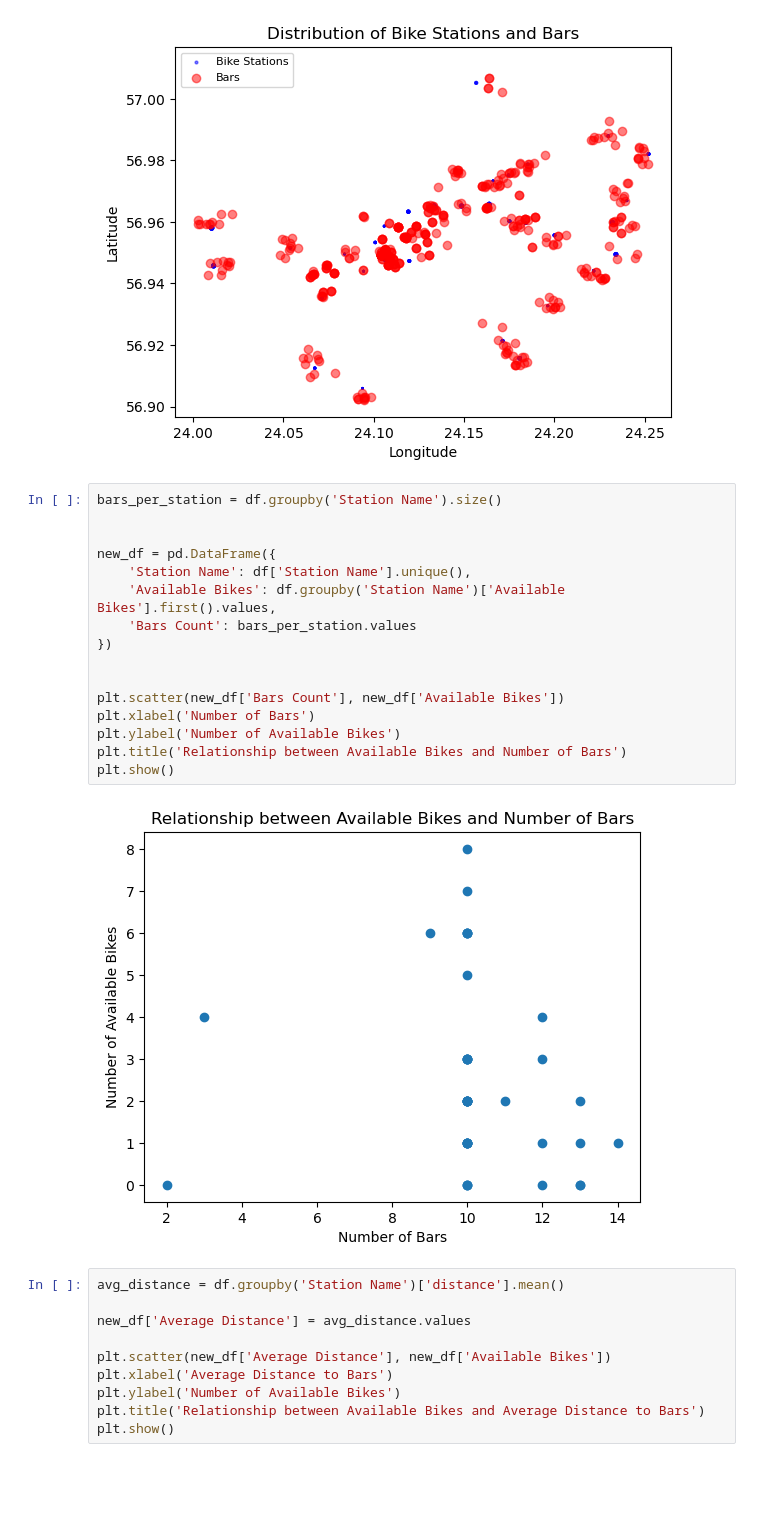
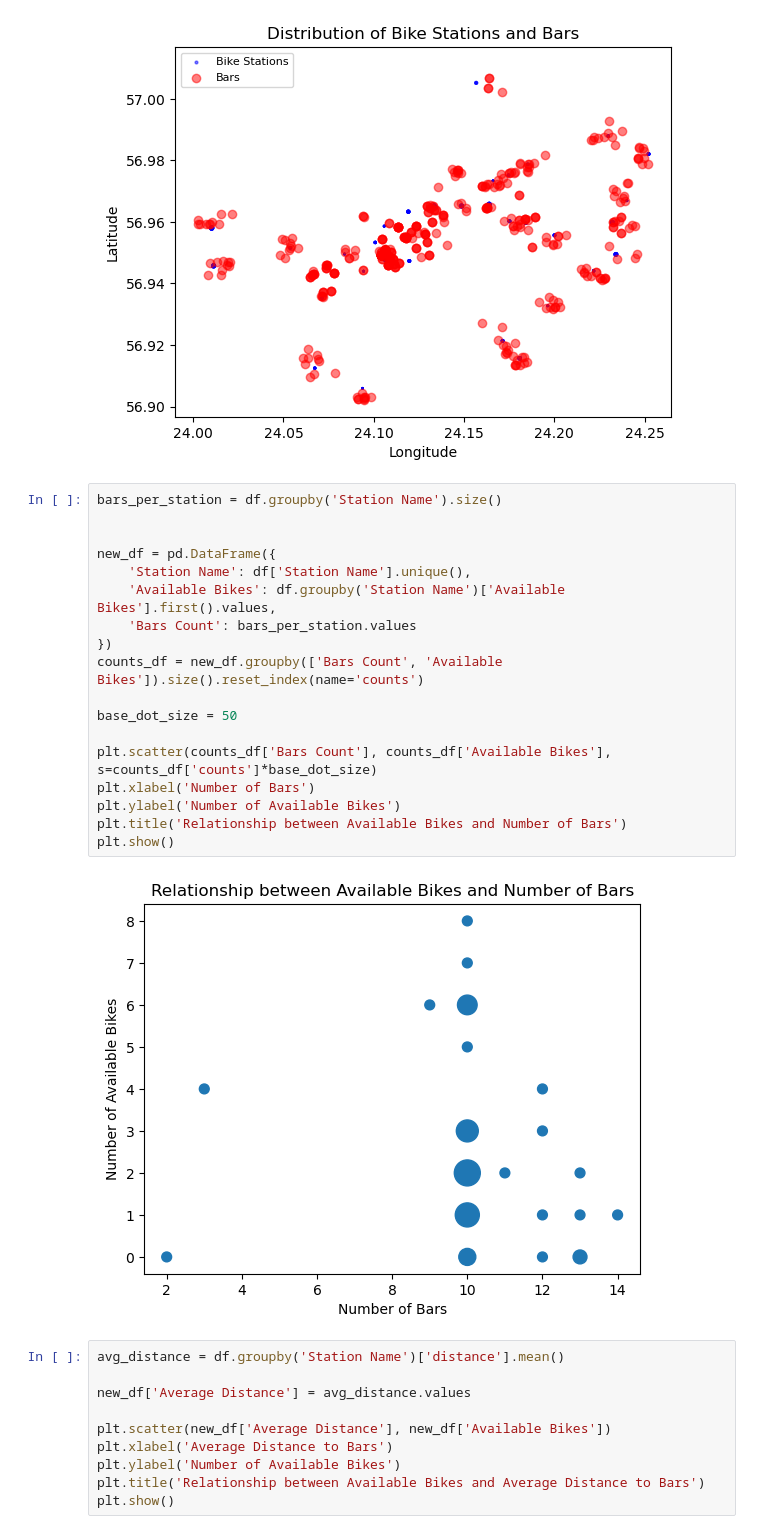
Before and after one commit to SeanZhang0072/Statistical-Modelling-Project-Sean, a Jupyter notebook: notebooks/joining_data.ipynb, the cells around one changed output. Drawn from its saved outputs; the diff is of its cells as text; blank space fills up the shorter version.

```diff
--- a/notebooks/joining_data.ipynb
+++ b/notebooks/joining_data.ipynb
@@ -121,21 +121,23 @@ plt.show()
 # %%
 bars_per_station = df.groupby('Station Name').size()
 
 
 new_df = pd.DataFrame({
     'Station Name': df['Station Name'].unique(),
     'Available Bikes': df.groupby('Station Name')['Available Bikes'].first().values,
     'Bars Count': bars_per_station.values
 })
+counts_df = new_df.groupby(['Bars Count', 'Available Bikes']).size().reset_index(name='counts')
 
+base_dot_size = 50
 
-plt.scatter(new_df['Bars Count'], new_df['Available Bikes'])
+plt.scatter(counts_df['Bars Count'], counts_df['Available Bikes'], s=counts_df['counts']*base_dot_size)
 plt.xlabel('Number of Bars')
 plt.ylabel('Number of Available Bikes')
 plt.title('Relationship between Available Bikes and Number of Bars')
 plt.show()
 # %% [output]
-[figure, old version]
+[figure, new version]
 # %%
 avg_distance = df.groupby('Station Name')['distance'].mean()
 
```
Also changed, not shown: parts of 2 cells of this notebook, 2 other files.
